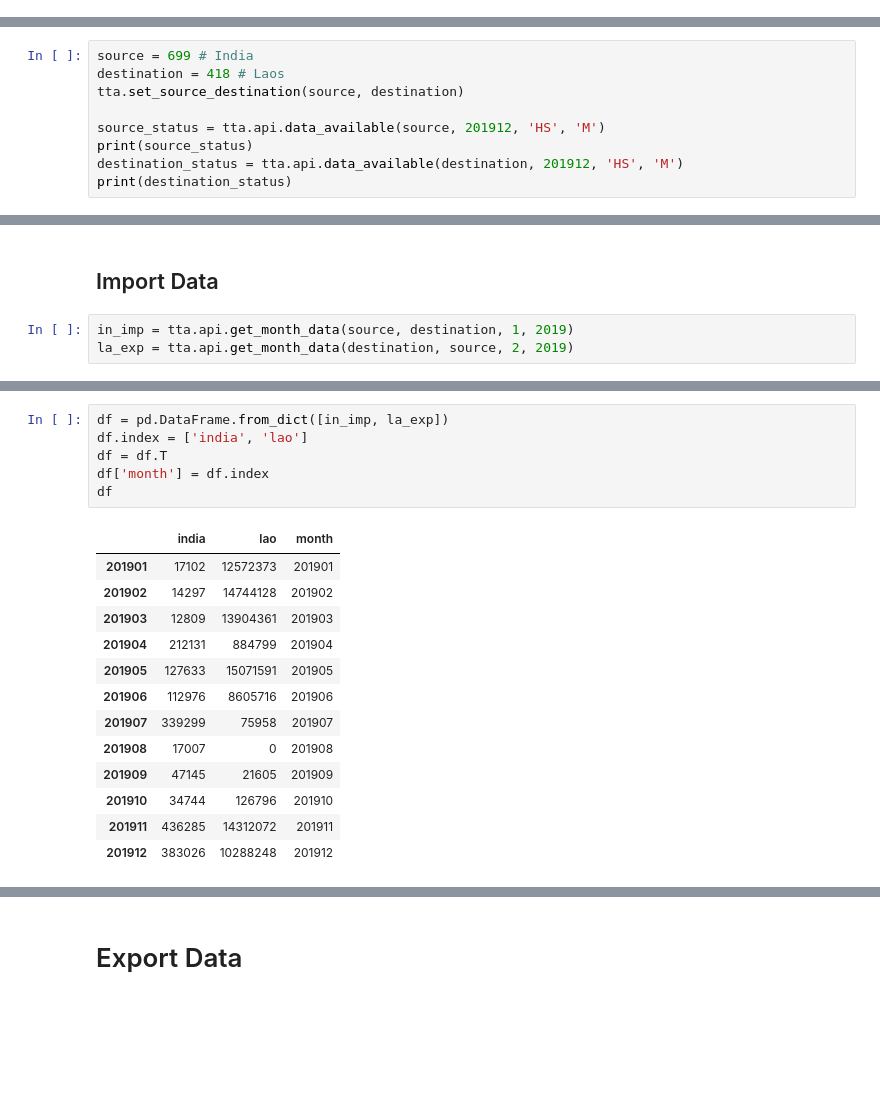
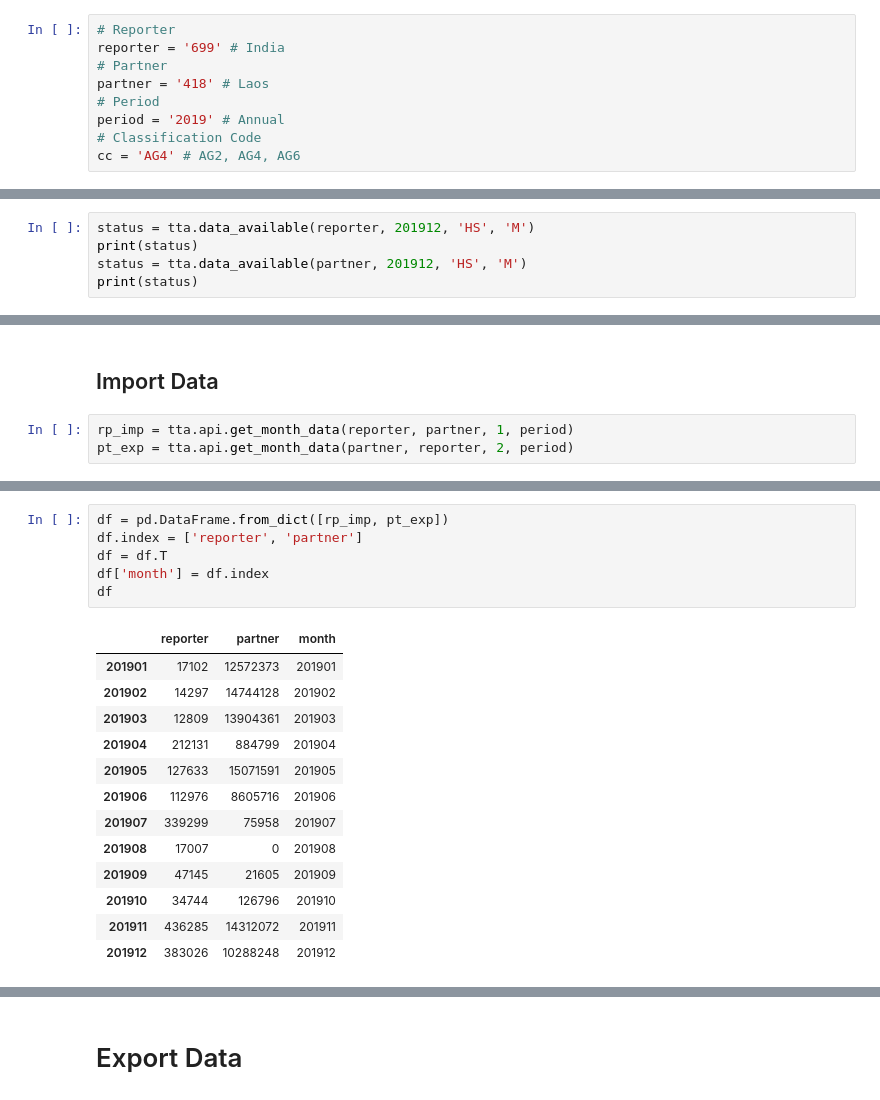
Before and after one commit to kmaneesh/tta, a Jupyter notebook: notebook/country/compare.ipynb, the cells around one changed output, grey strips where cells are left out. Drawn from its saved outputs; the diff is of its cells as text; blank space fills up the shorter version.

```diff
--- a/notebook/country/compare.ipynb
+++ b/notebook/country/compare.ipynb
@@ -5,3 +18,12 @@ The notebook retrives the data from the Un Com Trade and prepares the data for r
+# %%
+# Reporter
+reporter = '699' # India
+# Partner
+partner = '418' # Laos
+# Period
+period = '2019' # Annual
+# Classification Code
+cc = 'AG4' # AG2, AG4, AG6
 # %% [markdown]
 # Initialisation
 # %%
@@ -48,18 +44,14 @@ trade_regime_ids
 # %%
-source = 699 # India
-destination = 418 # Laos
-tta.set_source_destination(source, destination)
-
-source_status = tta.api.data_available(source, 201912, 'HS', 'M')
-print(source_status)
-destination_status = tta.api.data_available(destination, 201912, 'HS', 'M')
-print(destination_status)
+status = tta.data_available(reporter, 201912, 'HS', 'M')
+print(status)
+status = tta.data_available(partner, 201912, 'HS', 'M')
+print(status)
 # %% [output]
 [{'type': 'COMMODITIES', 'freq': 'MONTHLY', 'px': 'HS', 'r': '699', 'rDesc': 'India', 'ps': '201912', 'TotalRecords': 251502, 'isOriginal': 1, 'publicationDate': '2020-03-02T00:00:00', 'isPartnerDetai ...
 [{'type': 'COMMODITIES', 'freq': 'MONTHLY', 'px': 'HS', 'r': '418', 'rDesc': "Lao People's Dem. Rep.", 'ps': '201912', 'TotalRecords': 15299, 'isOriginal': 1, 'publicationDate': '2020-06-14T00:00:00', ...
 # %% [markdown]
 ## Import Data
 # %%
-in_imp = tta.api.get_month_data(source, destination, 1, 2019)
-la_exp = tta.api.get_month_data(destination, source, 2, 2019)
+rp_imp = tta.api.get_month_data(reporter, partner, 1, period)
+pt_exp = tta.api.get_month_data(partner, reporter, 2, period)
 # %% [output]
@@ -83,11 +75,11 @@ la_exp = tta.api.get_month_data(destination, source, 2, 2019)
 # %%
-df = pd.DataFrame.from_dict([in_imp, la_exp])
-df.index = ['india', 'lao']
+df = pd.DataFrame.from_dict([rp_imp, pt_exp])
+df.index = ['reporter', 'partner']
 df = df.T
 df['month'] = df.index
 df
 # %% [output]
-|  | india | lao | month |
+|  | reporter | partner | month |
 | 201901 | 17102 | 12572373 | 201901 |
 | 201902 | 14297 | 14744128 | 201902 |
 | 201903 | 12809 | 13904361 | 201903 |
```
Also changed, not shown: parts of 17 cells of this notebook, 4 other files.
